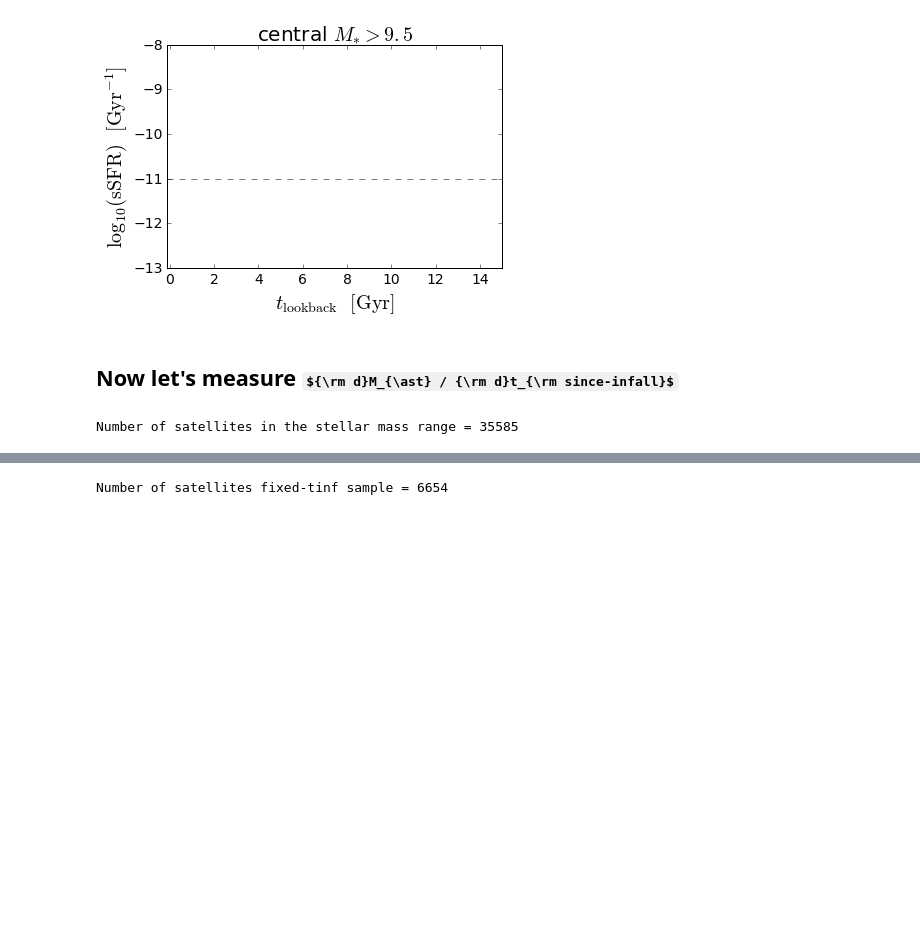
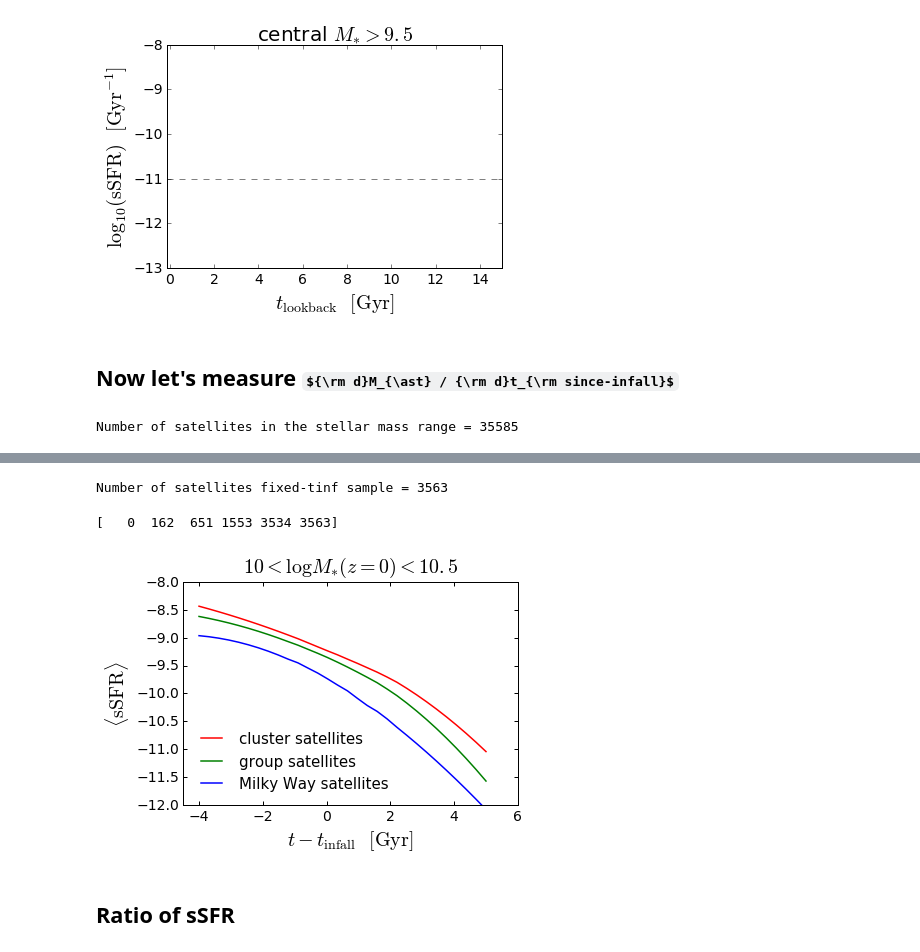
Before and after one commit to aphearin/time_evolving_cam_utils, a Jupyter notebook: plot_quenching_times.ipynb, the cells around one changed output, grey strips where cells are left out. Drawn from its saved outputs; the diff is of its cells as text; code cells hidden in the pictures; some formulas as TeX source; blank space fills up the shorter version.

Commit message:
updated repo with plots for dM* vs t_since-ifall

```diff
--- a/plot_quenching_times.ipynb
+++ b/plot_quenching_times.ipynb
@@ -151,6 +153,8 @@ t_high, t_low = 6.03, 2.99
 mask = (idx_infall >= idx_low) & (idx_infall <= idx_high)
 
 sample_5tinf = sample[mask]
+idx_quenching_sample_5tinf = idx_quenching[mask]
+idx_infall_sample_5tinf = idx_infall[mask]
 print("Number of satellites fixed-tinf sample = {0}".format(len(sample_5tinf)))
 # %% [output]
-Number of satellites fixed-tinf sample = 6654
+Number of satellites fixed-tinf sample = 3563
@@ -156,0 +174,63 @@ Number of satellites fixed-tinf sample = 6654
+# %%
+mhost_bins = 10**np.array((12.5, 13, 13.5, 15))
+
+sample_5tinf.sort('mvir_host_halo')
+
+__ = np.searchsorted(sample_5tinf['mvir_host_halo'], mhost_bins)
+idx_mass_range = np.append(np.insert(__, 0, 0), len(sample_5tinf))
+print(idx_mass_range)
+# %% [output]
+[   0  162  651 1553 3534 3563]
+# %%
+mean_ssfr_post_infall_mhost = np.zeros((len(mhost_bins), len(delta_time_since_infall_bins)))
+
+for ibin, dt in enumerate(delta_time_since_infall_bins):
+    idx_dt = nearest_time_idx(sample_5tinf['time_first_acc'] + dt)
+    sm_ibin = sample_5tinf['smh'][np.arange(num_sample_5tinf), idx_dt]
+    sfr_ibin = sample_5tinf['sfh'][np.arange(num_sample_5tinf), idx_dt]
+    nonzeromask = sm_ibin > 0.
+    idx_first = 0
+    for j, mhost in enumerate(mhost_bins):
+        idx_last = np.searchsorted(sample_5tinf['mvir_host_halo'][nonzeromask], mhost)
+        ssfr_ij = sfr_ibin[nonzeromask][idx_first:idx_last]/sm_ibin[nonzeromask][idx_first:idx_last]
+        mean_ssfr_post_infall_mhost[j, ibin] = np.log10(np.mean(ssfr_ij))
+        idx_first = idx_last
+# %%
+from scipy.signal import savgol_filter
+
+fig = plt.figure()
+ax = fig.add_subplot(111)
+
+xlabel = ax.set_xlabel(r'$t - t_{\rm infall}$  $[{\rm Gyr}]$', fontsize=20)
+ylabel = ax.set_ylabel(r'$\langle{\rm sSFR}\rangle$', fontsize=20)
+title = ax.set_title(r'$10 < \log M_{\ast}(z=0) < 10.5$', fontsize=20, y=1.02) # y param fixes an overhanging title
+
+lw = 1.5
+ax.plot(delta_time_since_infall_bins,
+        savgol_filter(mean_ssfr_post_infall_mhost[-1, :], 19, 2),
+        color='red', label='cluster satellites', linewidth=lw)
+ax.plot(delta_time_since_infall_bins,
+        savgol_filter(mean_ssfr_post_infall_mhost[2, :], 19, 2),
+        color='green', label='group satellites', linewidth=lw)
+ax.plot(delta_time_since_infall_bins,
+        savgol_filter(mean_ssfr_post_infall_mhost[0, :], 19, 2),
+        color='blue', label='Milky Way satellites', linewidth=lw)
+
+plt.xlim(xmin=-4.5, xmax=6)
+plt.ylim(ymin = -12, ymax = -8.)
+
+plt.xticks(fontsize=14)
+plt.yticks(fontsize=14)
+ax.tick_params(axis='x', length=4, width=1, which='major')
+ax.tick_params(axis='x', length=2, width=1, which='minor')
+ax.tick_params(axis='y', length=4, width=1, which='major')
+ax.tick_params(axis='y', length=2, width=1, which='minor')
+
+ax.legend(frameon=False, loc='lower left', fontsize=15)
+
+fig.savefig('FIGS/post_infall_ssfr_sm10.pdf',
+            bbox_extra_artists=[xlabel, ylabel], bbox_inches='tight')
+# %% [output]
+[figure, added]
+# %% [markdown]
+## Ratio of sSFR
```
Also changed, not shown: parts of 6 cells of this notebook, 2 other files.
